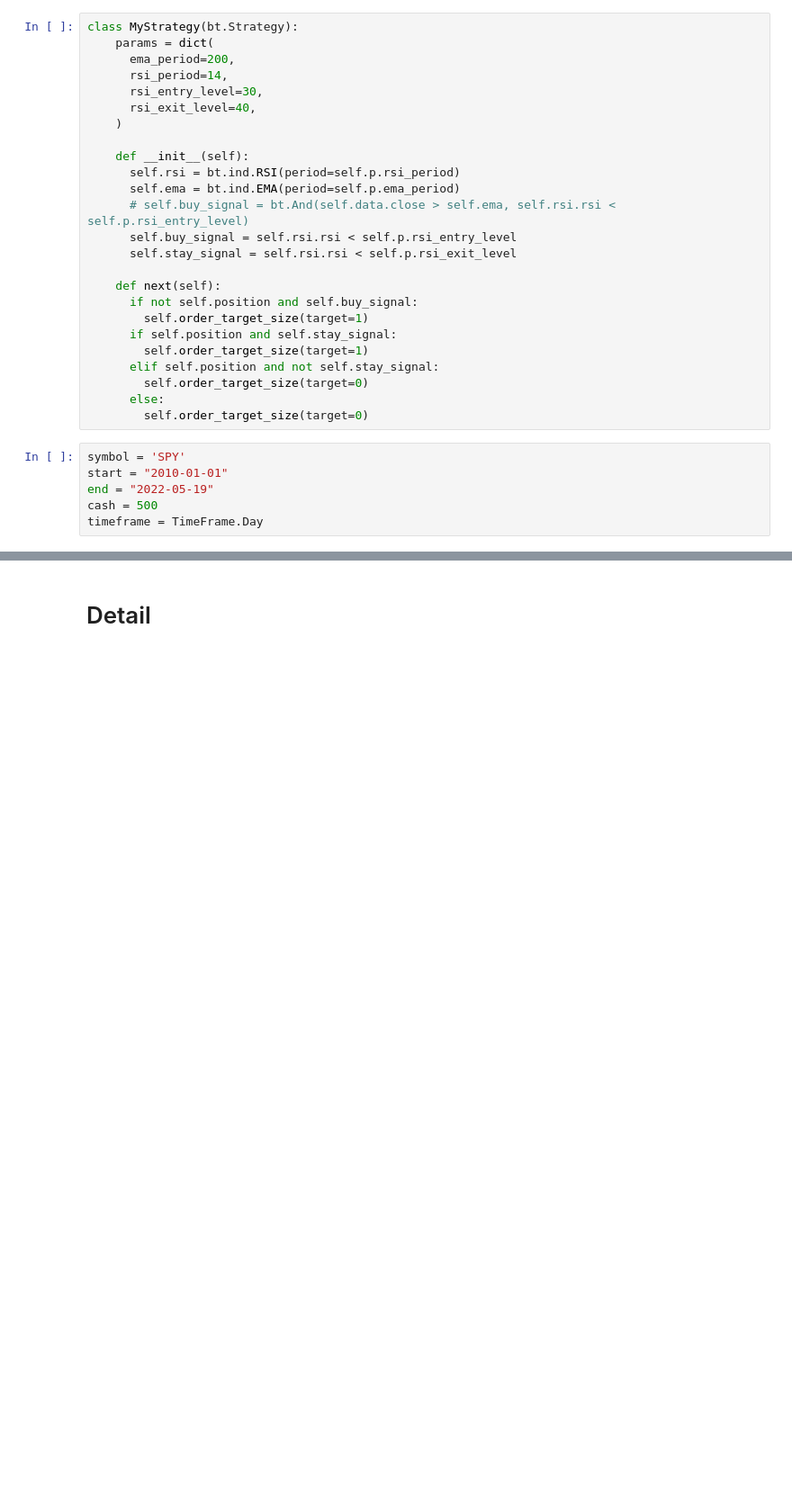
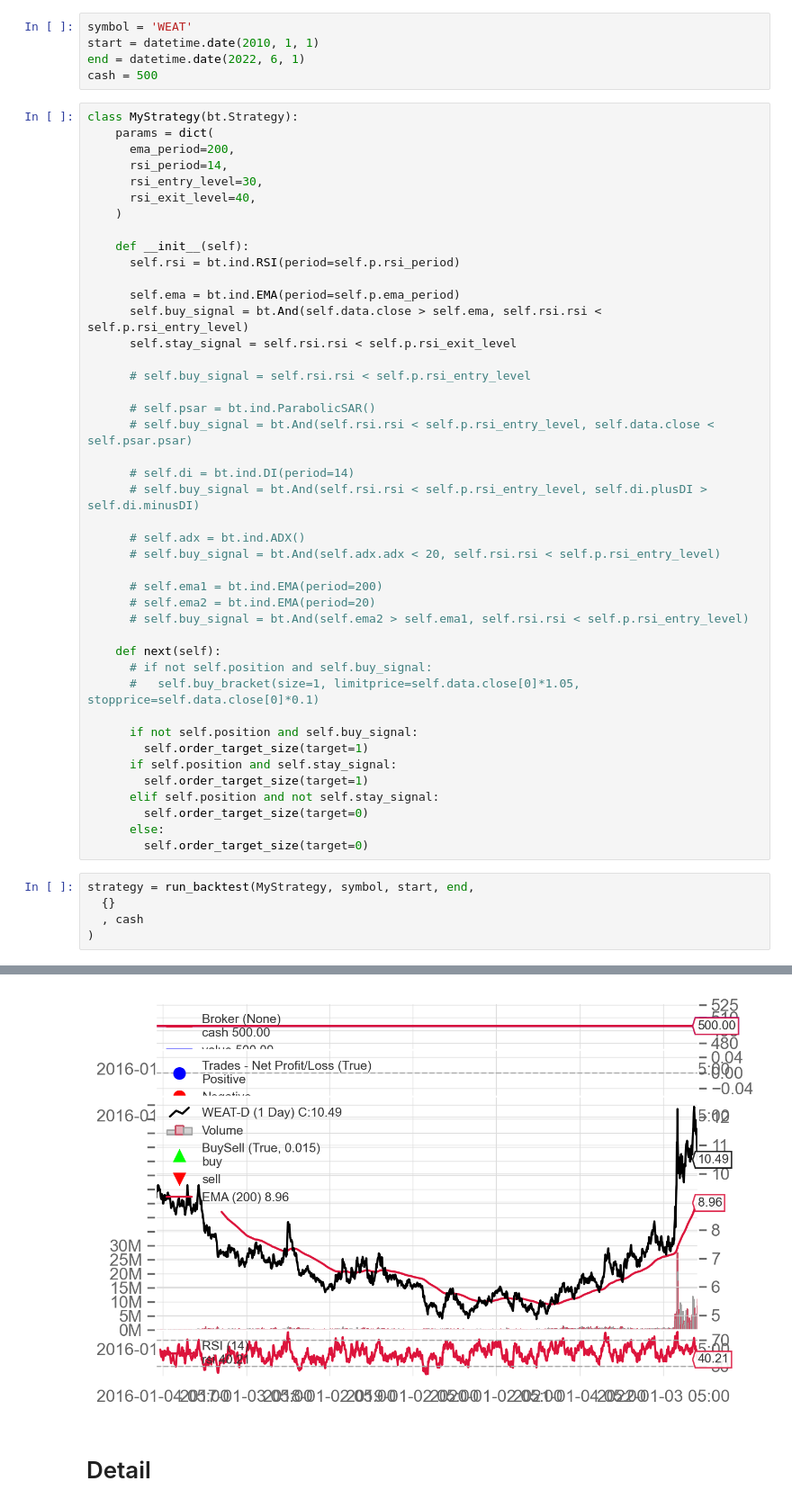
Before and after one commit to jamesfulford/biggest-losers, a Jupyter notebook: src/strat/chipdip/Backtest.ipynb, the cells around one changed output, grey strips where cells are left out. Shown at 90% size. Saved outputs shown, nothing was run; the diff lists cells and outputs as text; blank space fills up the shorter version.

```diff
--- a/src/strat/chipdip/Backtest.ipynb
+++ b/src/strat/chipdip/Backtest.ipynb
@@ -72,6 +78,11 @@ def get_roi(strategy):
 
 def get_max_drawdown(strategy):
   return strategy.analyzers.drawdown.get_analysis()['max']['drawdown']/100
+# %%
+symbol = 'WEAT'
+start = datetime.date(2010, 1, 1)
+end = datetime.date(2022, 6, 1)
+cash = 500
 # %%
 class MyStrategy(bt.Strategy):
     params = dict(
@@ -83,12 +94,30 @@ class MyStrategy(bt.Strategy):
 
     def __init__(self):
       self.rsi = bt.ind.RSI(period=self.p.rsi_period)
+
       self.ema = bt.ind.EMA(period=self.p.ema_period)
-      # self.buy_signal = bt.And(self.data.close > self.ema, self.rsi.rsi < self.p.rsi_entry_level)
-      self.buy_signal = self.rsi.rsi < self.p.rsi_entry_level
+      self.buy_signal = bt.And(self.data.close > self.ema, self.rsi.rsi < self.p.rsi_entry_level)
       self.stay_signal = self.rsi.rsi < self.p.rsi_exit_level
 
+      # self.buy_signal = self.rsi.rsi < self.p.rsi_entry_level
+
+      # self.psar = bt.ind.ParabolicSAR()
+      # self.buy_signal = bt.And(self.rsi.rsi < self.p.rsi_entry_level, self.data.close < self.psar.psar)
+
+      # self.di = bt.ind.DI(period=14)
+      # self.buy_signal = bt.And(self.rsi.rsi < self.p.rsi_entry_level, self.di.plusDI > self.di.minusDI)
+
+      # self.adx = bt.ind.ADX()
+      # self.buy_signal = bt.And(self.adx.adx < 20, self.rsi.rsi < self.p.rsi_entry_level)
+
+      # self.ema1 = bt.ind.EMA(period=200)
+      # self.ema2 = bt.ind.EMA(period=20)
+      # self.buy_signal = bt.And(self.ema2 > self.ema1, self.rsi.rsi < self.p.rsi_entry_level)
+
     def next(self):
+      # if not self.position and self.buy_signal:
+      #   self.buy_bracket(size=1, limitprice=self.data.close[0]*1.05, stopprice=self.data.close[0]*0.1)
+
       if not self.position and self.buy_signal:
         self.order_target_size(target=1)
       if self.position and self.stay_signal:
@@ -97,9 +126,9 @@ class MyStrategy(bt.Strategy):
         self.order_target_size(target=0)
       else:
         self.order_target_size(target=0)
-# %%
-symbol = 'SPY'
-start = "2010-01-01"
-end = "2022-05-19"
-cash = 500
-timeframe = TimeFrame.Day
+# %%
+strategy = run_backtest(MyStrategy, symbol, start, end,
+  {}
+  , cash
+)
+# %% [output]
@@ -106,2 +137,3 @@ timeframe = TimeFrame.Day
+[figure, added]
 # %% [markdown]
 # Detail
```
Also changed, not shown: parts of 7 cells of this notebook, 2 other files.
